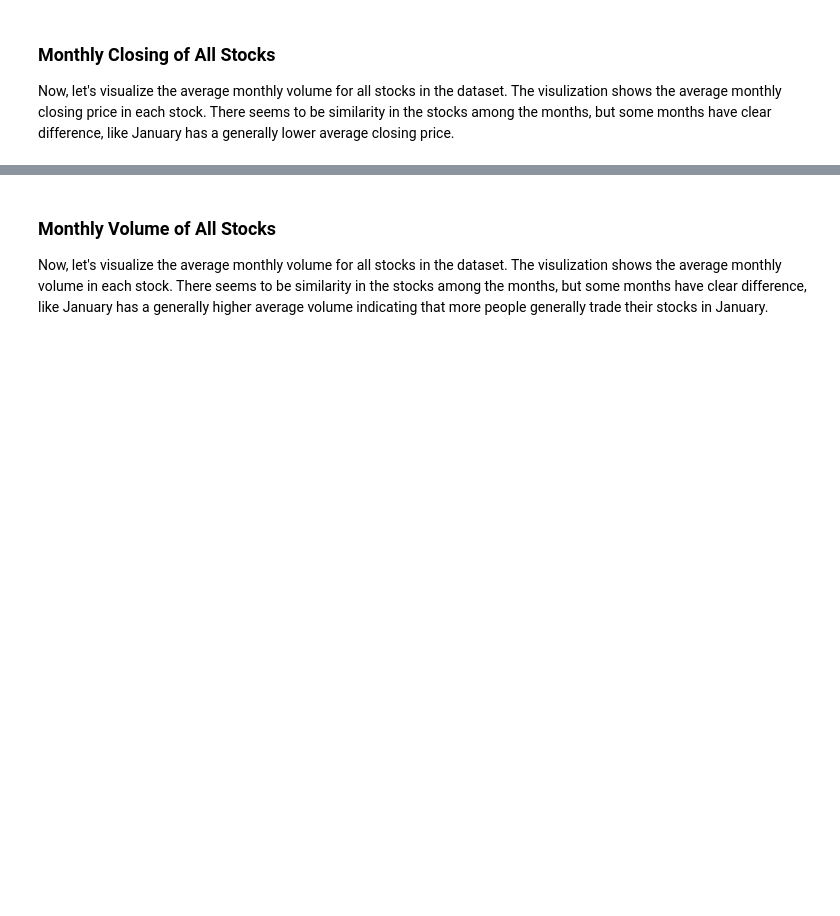
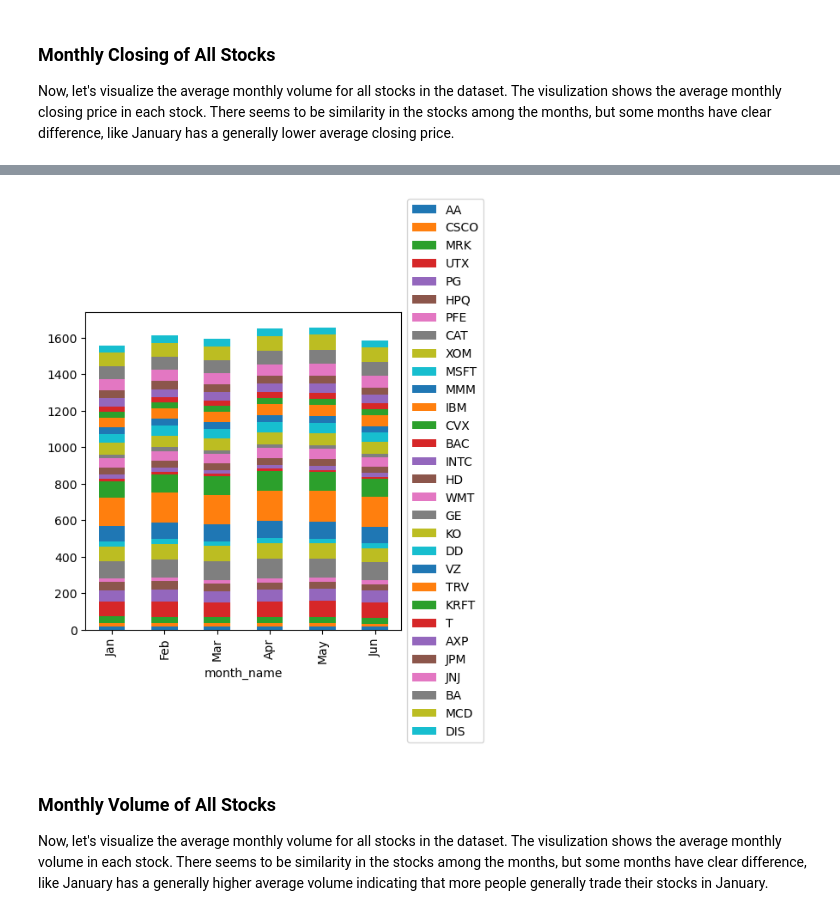
Before and after one commit to BigSuj/Stock_Data_EDA, a Jupyter notebook: EDA_notebook.ipynb, the cells around one changed output, grey strips where cells are left out. Drawn from its saved outputs; the diff is of its cells as text; code cells hidden in the pictures; blank space fills up the shorter version.

```diff
--- a/EDA_notebook.ipynb
+++ b/EDA_notebook.ipynb
@@ -151,8 +154,8 @@ volume_pivot = monthly_trends_all.pivot_table(index='stock', columns='month_name
 closing_prices_pivot
 
 
-plot_df = closing_prices_pivot.reset_index().melt(id_vars='stock', var_name='month', value_name='closing_price' )
-
-fig = px.bar(plot_df, x='month', y='closing_price', color='stock', category_orders={'month': ['Jan', 'Feb', 'Mar', 'Apr', 'May', 'Jun']})
-fig.show(renderer = 'notebook_connected')
+closing_prices_pivot.T.loc[['Jan', 'Feb', 'Mar', 'Apr', 'May', 'Jun']].plot(kind='bar', stacked=True)
+plt.legend(loc='center left', bbox_to_anchor=(1, 0.5))
+plt.subplots_adjust(right=0.7)
+plt.show()
 # %% [output]
@@ -160,3 +162,4 @@ fig.show(renderer = 'notebook_connected')
+[figure, added]
 # %% [markdown]
 ### Monthly Volume of All Stocks
 
```
Also changed, not shown: parts of 6 cells of this notebook.
